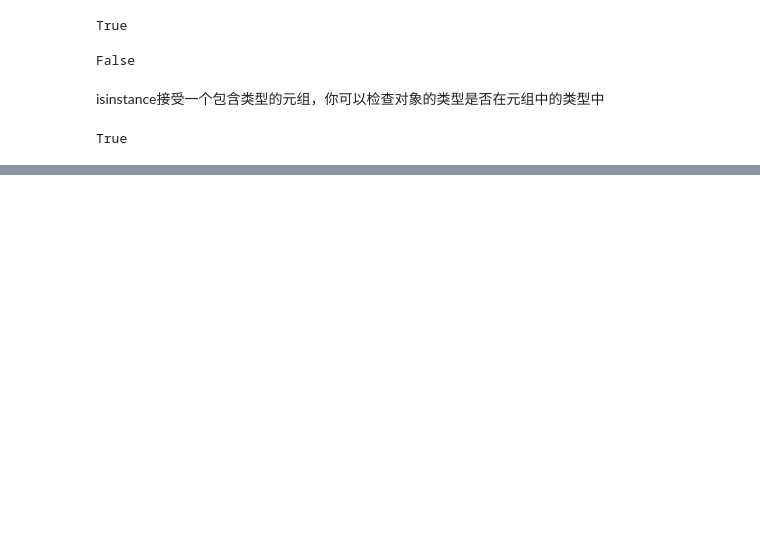
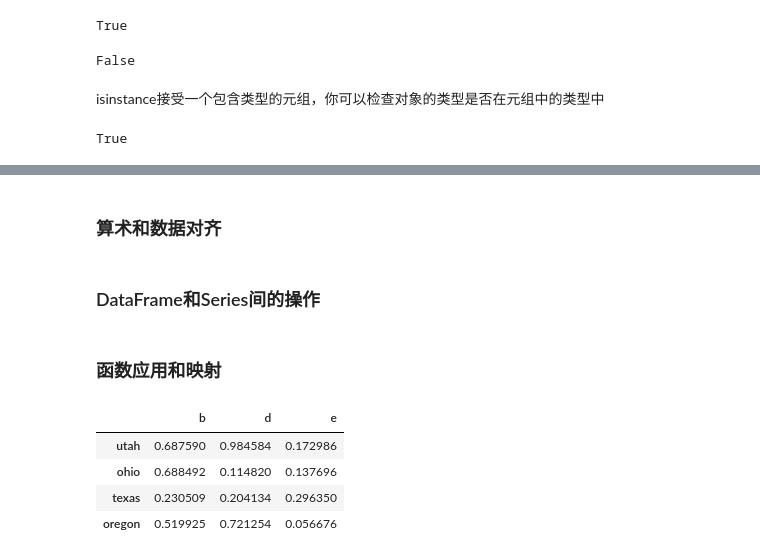
Before and after one commit to BellaLSun/python-, a Jupyter notebook: 用python进行数据分析.ipynb, the cells around one changed output, grey strips where cells are left out. Cells and saved outputs as stored; diff of their text form; code cells hidden in the pictures; blank space fills up the shorter version.

```diff
--- a/用python进行数据分析.ipynb
+++ b/用python进行数据分析.ipynb
@@ -107,0 +669,15 @@ True
+# %% [markdown]
+### 算术和数据对齐
+# %% [markdown]
+### DataFrame和Series间的操作
+# %% [markdown]
+### 函数应用和映射
+# %%
+frame = pd.DataFrame(np.random.rand(4,3),columns=list('bde'),index=['utah','ohio','texas','oregon'])
+frame
+# %% [output]
+|  | b | d | e |
+| utah | 0.687590 | 0.984584 | 0.172986 |
+| ohio | 0.688492 | 0.114820 | 0.137696 |
+| texas | 0.230509 | 0.204134 | 0.296350 |
+| oregon | 0.519925 | 0.721254 | 0.056676 |
```
Also changed, not shown: parts of 174 cells of this notebook.
